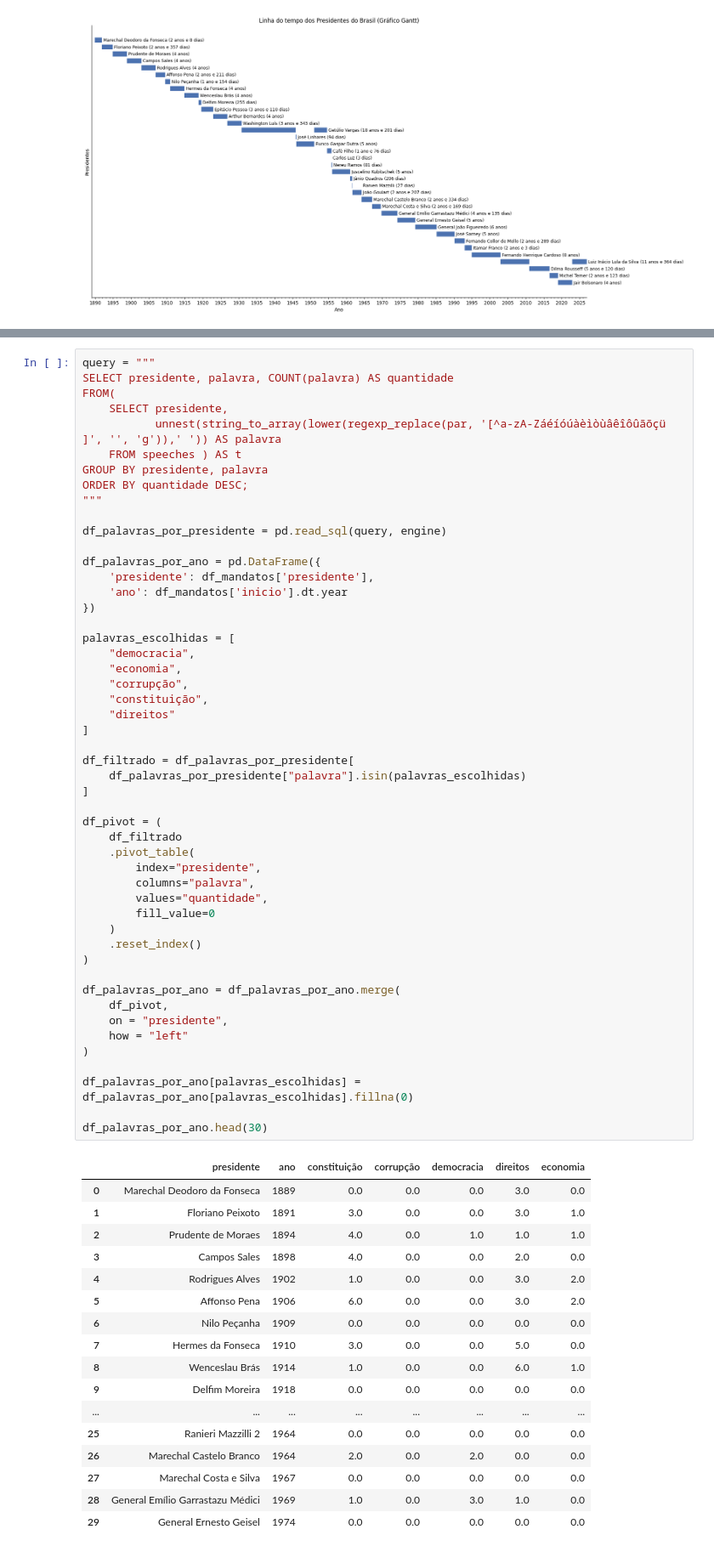
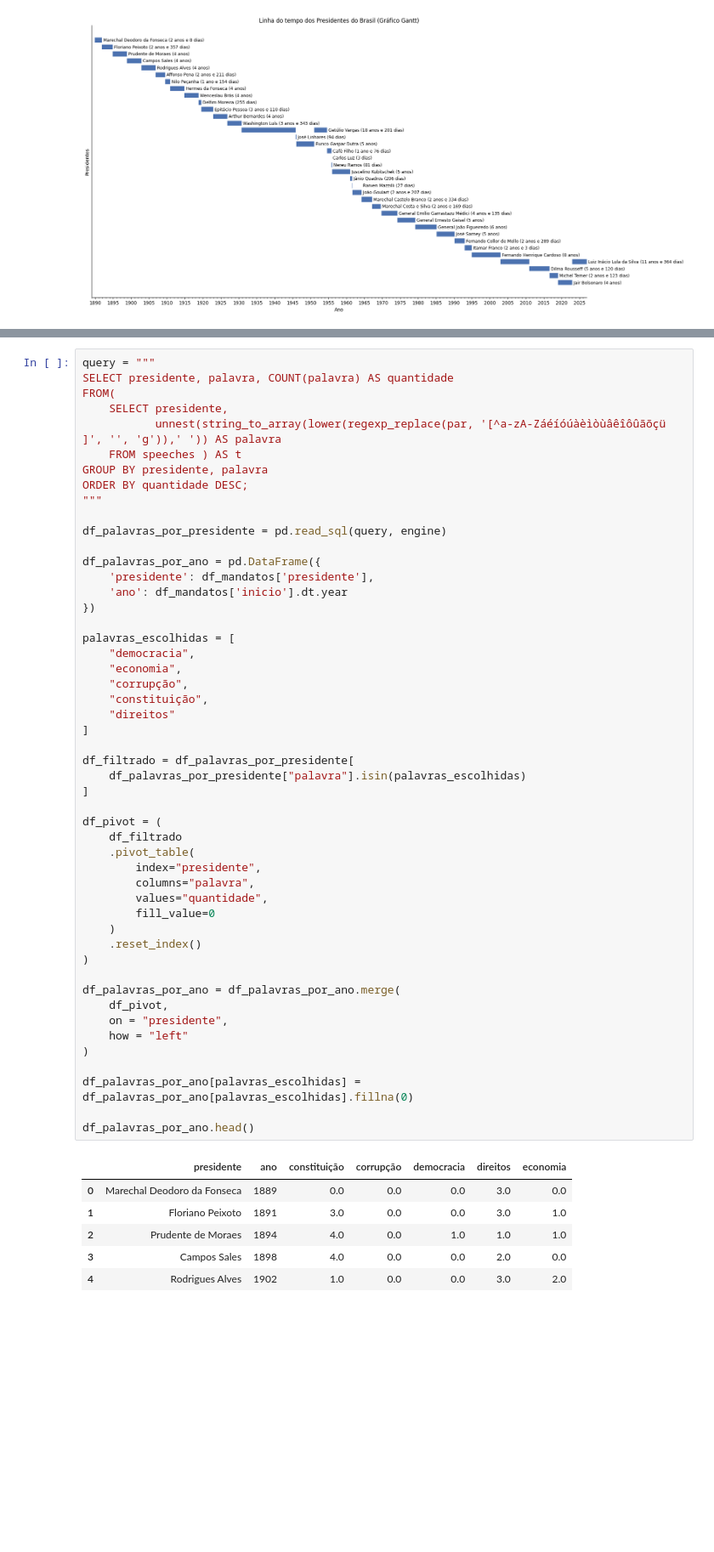
Before and after one commit to PhysicTeacherCode/Brazil-President-s-Speeches-Analysis, a Jupyter notebook: notebooks/01-exploratory.ipynb, the cells around one changed output, grey strips where cells are left out. Shown at 85% size. Saved outputs shown, nothing was run; the diff lists cells and outputs as text; blank space fills up the shorter version.

```diff
--- a/notebooks/01-exploratory.ipynb
+++ b/notebooks/01-exploratory.ipynb
@@ -512,45 +459,34 @@ palavras_escolhidas = [
 df_filtrado = df_palavras_por_presidente[
     df_palavras_por_presidente["palavra"].isin(palavras_escolhidas)
 ]
 
 df_pivot = (
     df_filtrado
     .pivot_table(
         index="presidente",
         columns="palavra",
         values="quantidade",
         fill_value=0
     )
     .reset_index()
 )
 
 df_palavras_por_ano = df_palavras_por_ano.merge(
     df_pivot,
     on = "presidente",
     how = "left"
 )
 
 df_palavras_por_ano[palavras_escolhidas] = df_palavras_por_ano[palavras_escolhidas].fillna(0)
 
-df_palavras_por_ano.head(30)
+df_palavras_por_ano.head()
 # %% [output]
 |  | presidente | ano | constituição | corrupção | democracia | direitos | economia |
 | 0 | Marechal Deodoro da Fonseca | 1889 | 0.0 | 0.0 | 0.0 | 3.0 | 0.0 |
 | 1 | Floriano Peixoto | 1891 | 3.0 | 0.0 | 0.0 | 3.0 | 1.0 |
 | 2 | Prudente de Moraes | 1894 | 4.0 | 0.0 | 1.0 | 1.0 | 1.0 |
 | 3 | Campos Sales | 1898 | 4.0 | 0.0 | 0.0 | 2.0 | 0.0 |
 | 4 | Rodrigues Alves | 1902 | 1.0 | 0.0 | 0.0 | 3.0 | 2.0 |
-| 5 | Affonso Pena | 1906 | 6.0 | 0.0 | 0.0 | 3.0 | 2.0 |
-| 6 | Nilo Peçanha | 1909 | 0.0 | 0.0 | 0.0 | 0.0 | 0.0 |
-| 7 | Hermes da Fonseca | 1910 | 3.0 | 0.0 | 0.0 | 5.0 | 0.0 |
-| 8 | Wenceslau Brás | 1914 | 1.0 | 0.0 | 0.0 | 6.0 | 1.0 |
-| 9 | Delfim Moreira | 1918 | 0.0 | 0.0 | 0.0 | 0.0 | 0.0 |
-| ... | ... | ... | ... | ... | ... | ... | ... |
-| 25 | Ranieri Mazzilli 2 | 1964 | 0.0 | 0.0 | 0.0 | 0.0 | 0.0 |
-| 26 | Marechal Castelo Branco | 1964 | 2.0 | 0.0 | 2.0 | 0.0 | 0.0 |
-| 27 | Marechal Costa e Silva | 1967 | 0.0 | 0.0 | 0.0 | 0.0 | 0.0 |
-| 28 | General Emílio Garrastazu Médici | 1969 | 1.0 | 0.0 | 3.0 | 1.0 | 0.0 |
-| 29 | General Ernesto Geisel | 1974 | 0.0 | 0.0 | 0.0 | 0.0 | 0.0 |
 # %%
 # calcular média móvel de 5 mandatos
 df_media_movel = df_palavras_por_ano.copy()
```
Also changed, not shown: parts of 18 cells of this notebook.
